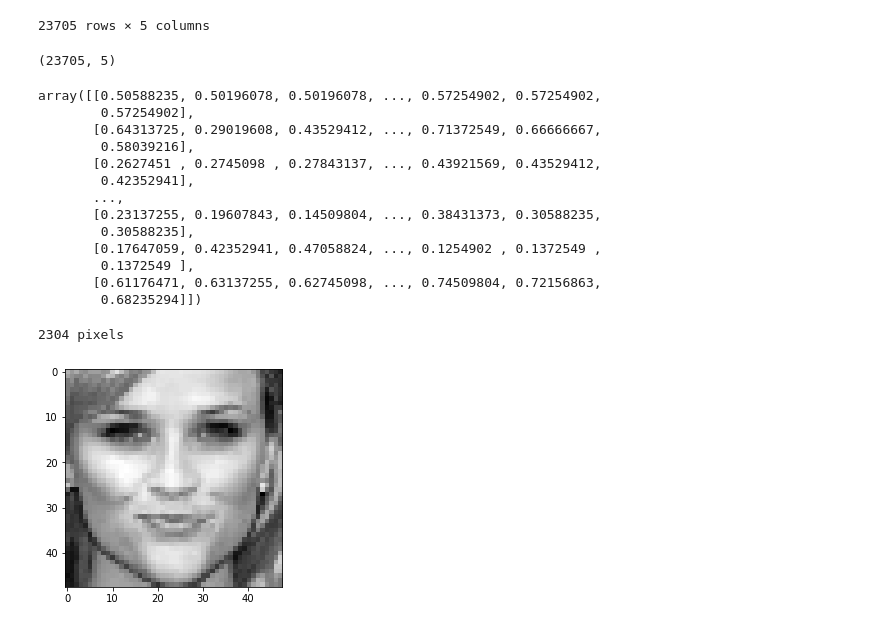
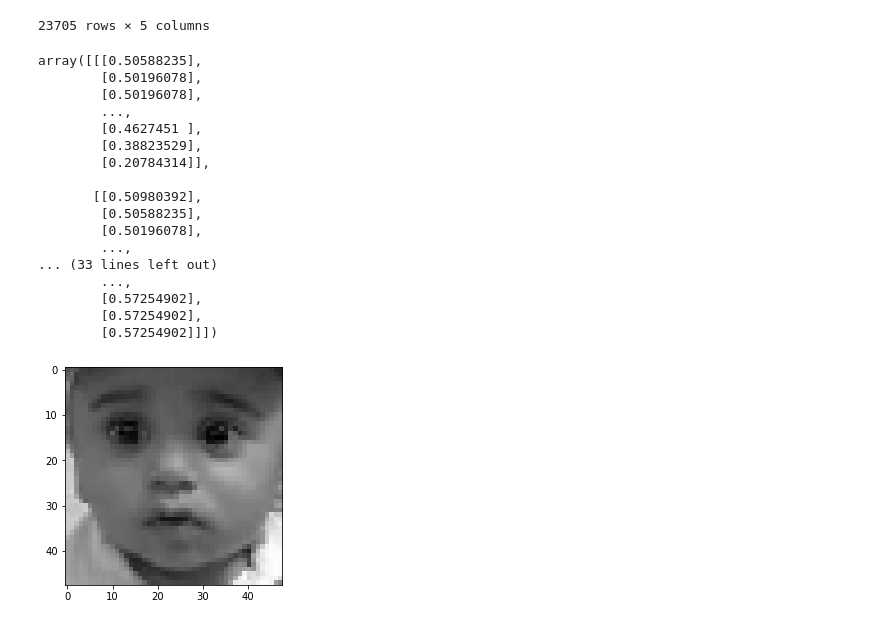
Before and after one commit to Beadhangerone/MAL, a Jupyter notebook: MAL Exercise 7.ipynb, the cells around one changed output. Cells and saved outputs as stored; diff of their text form; code cells hidden in the pictures.

```diff
--- a/MAL Exercise 7.ipynb
+++ b/MAL Exercise 7.ipynb
@@ -21,37 +68,45 @@ data = np.array(df)
 | 23704 | 99 | 0 | 1 | 20170110182052119.jpg.chip.jpg | 156 161 160 165 170 173 166 177 1... |
 23705 rows × 5 columns
 # %%
-print(data.shape)
+### print(data.shape)
 
-X = []
+scaled = []
 for a in df["pixels"]:
-    X.append(list(map(lambda e: int(e) / 255, a.split(" "))))
+    scaled.append(list(map(lambda e: int(e) / 255, a.split(" "))))
 
-X = np.array(X)
-
-display(X)
+scaled = np.reshape(scaled,[-1,48,48,1])
+scaled[0]
+#display(scaled)
+#df["pixels"] = scaled
+#display(df.head)
 # %% [output]
-(23705, 5)
+array([[[0.50588235],
+        [0.50196078],
+        [0.50196078],
+        ...,
+        [0.4627451 ],
+        [0.38823529],
+        [0.20784314]],
+
+       [[0.50980392],
+        [0.50588235],
+        [0.50196078],
+        ...,
+... (33 lines left out)
+        ...,
+        [0.57254902],
+        [0.57254902],
+        [0.57254902]]])
-array([[0.50588235, 0.50196078, 0.50196078, ..., 0.57254902, 0.57254902,
-        0.57254902],
-       [0.64313725, 0.29019608, 0.43529412, ..., 0.71372549, 0.66666667,
-        0.58039216],
-       [0.2627451 , 0.2745098 , 0.27843137, ..., 0.43921569, 0.43529412,
-        0.42352941],
-       ...,
-       [0.23137255, 0.19607843, 0.14509804, ..., 0.38431373, 0.30588235,
-        0.30588235],
-       [0.17647059, 0.42352941, 0.47058824, ..., 0.1254902 , 0.1372549 ,
-        0.1372549 ],
-       [0.61176471, 0.63137255, 0.62745098, ..., 0.74509804, 0.72156863,
-        0.68235294]])
+# %%
+#scaled = np.array(scaled)
+sample = scaled[69]
+print(sample.size, "pixels")
 # %%
-sample = X[8000]
-print(sample.size, "pixels")
-
+#scaled = np.array(scaled)
+#sample = scaled[69]
+#print(sample.size, "pixels")
 
 plt.imshow(sample.reshape(48,48), cmap='gray')
 plt.show()
 # %% [output]
-2304 pixels
-[figure, old version]
+[figure, new version]
```
Also changed, not shown: parts of 17 cells of this notebook.
